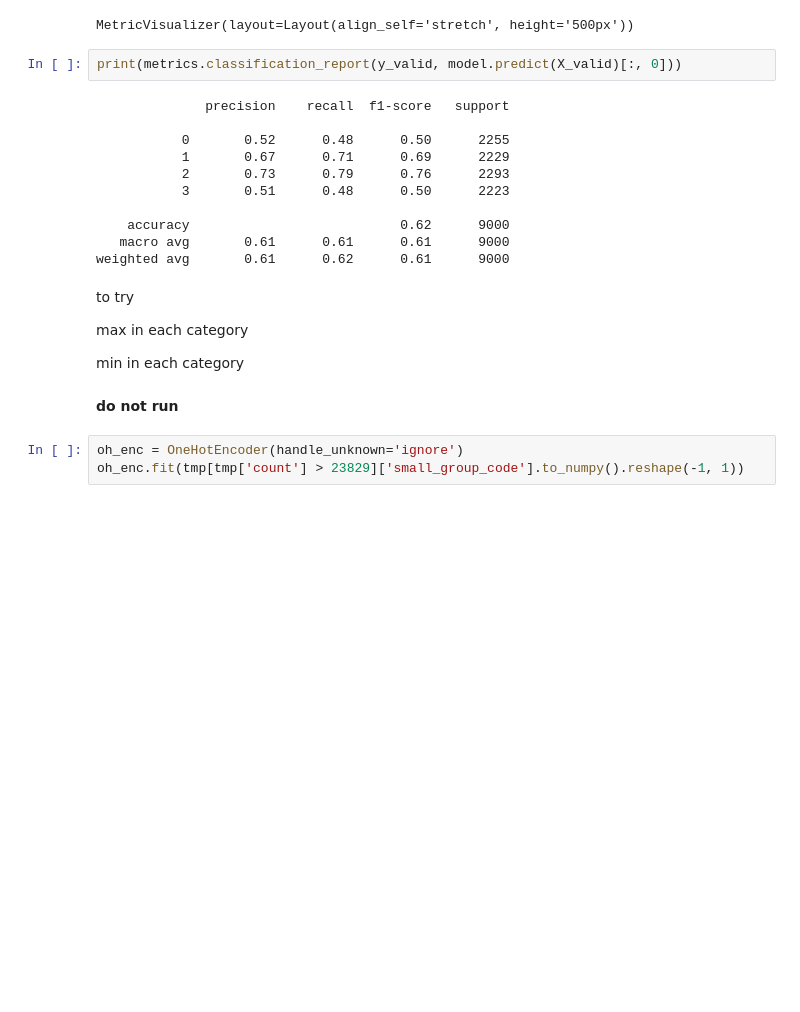
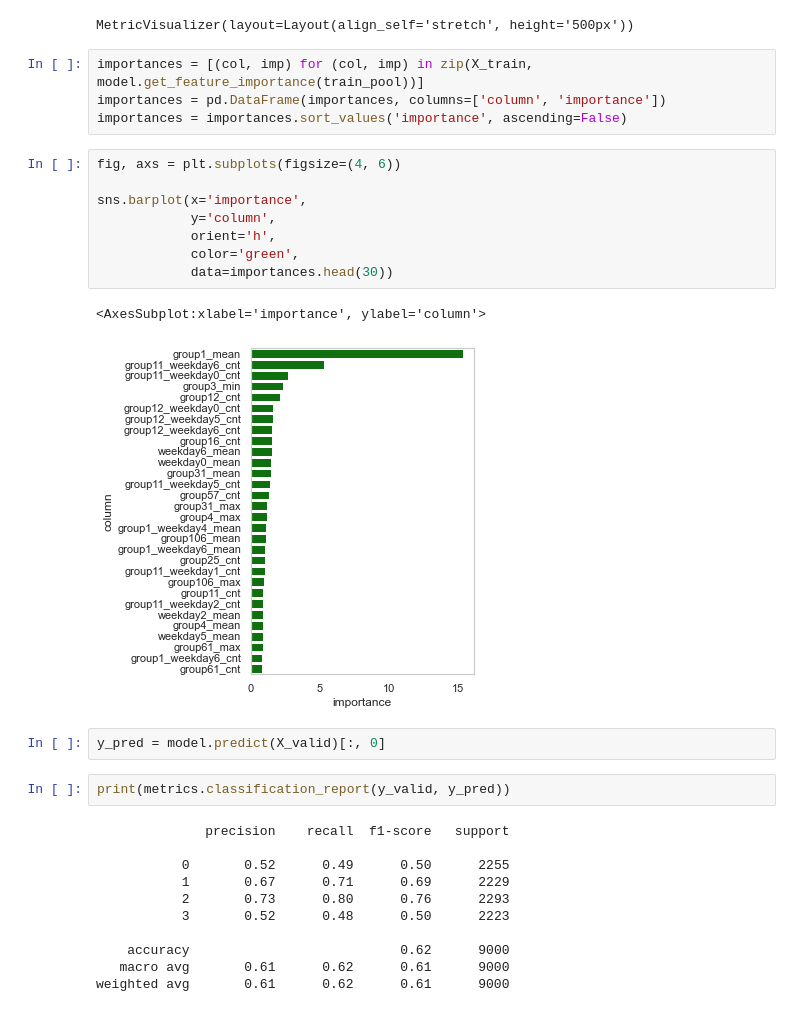
Before and after one commit to thxi/hse_embeddings, a Jupyter notebook: notebooks/EDA clusters.ipynb, the cells around one changed output. Drawn from its saved outputs; the diff is of its cells as text; blank space fills up the shorter version.

```diff
--- a/notebooks/EDA clusters.ipynb
+++ b/notebooks/EDA clusters.ipynb
@@ -326,27 +343,33 @@ model.fit(
 # %% [output]
 [interactive output not drawn]
 MetricVisualizer(layout=Layout(align_self='stretch', height='500px'))
+# %%
+importances = [(col, imp) for (col, imp) in zip(X_train, model.get_feature_importance(train_pool))]
+importances = pd.DataFrame(importances, columns=['column', 'importance'])
+importances = importances.sort_values('importance', ascending=False)
+# %%
+fig, axs = plt.subplots(figsize=(4, 6))
+
+sns.barplot(x='importance',
+            y='column',
+            orient='h',
+            color='green',
+            data=importances.head(30))
+# %% [output]
+<AxesSubplot:xlabel='importance', ylabel='column'>
+[figure, added]
+# %%
+y_pred = model.predict(X_valid)[:, 0]
 # %%
-print(metrics.classification_report(y_valid, model.predict(X_valid)[:, 0]))
+print(metrics.classification_report(y_valid, y_pred))
 # %% [output]
               precision    recall  f1-score   support
 
-           0       0.52      0.48      0.50      2255
+           0       0.52      0.49      0.50      2255
            1       0.67      0.71      0.69      2229
-           2       0.73      0.79      0.76      2293
-           3       0.51      0.48      0.50      2223
+           2       0.73      0.80      0.76      2293
+           3       0.52      0.48      0.50      2223
 
     accuracy                           0.62      9000
-   macro avg       0.61      0.61      0.61      9000
+   macro avg       0.61      0.62      0.61      9000
 weighted avg       0.61      0.62      0.61      9000
-# %% [markdown]
-to try
-
-max in each category
-
-min in each category
-# %% [markdown]
-**do not run**
-# %%
-oh_enc = OneHotEncoder(handle_unknown='ignore')
-oh_enc.fit(tmp[tmp['count'] > 23829]['small_group_code'].to_numpy().reshape(-1, 1))
```
Also changed, not shown: parts of 67 cells of this notebook, 6 other files.
